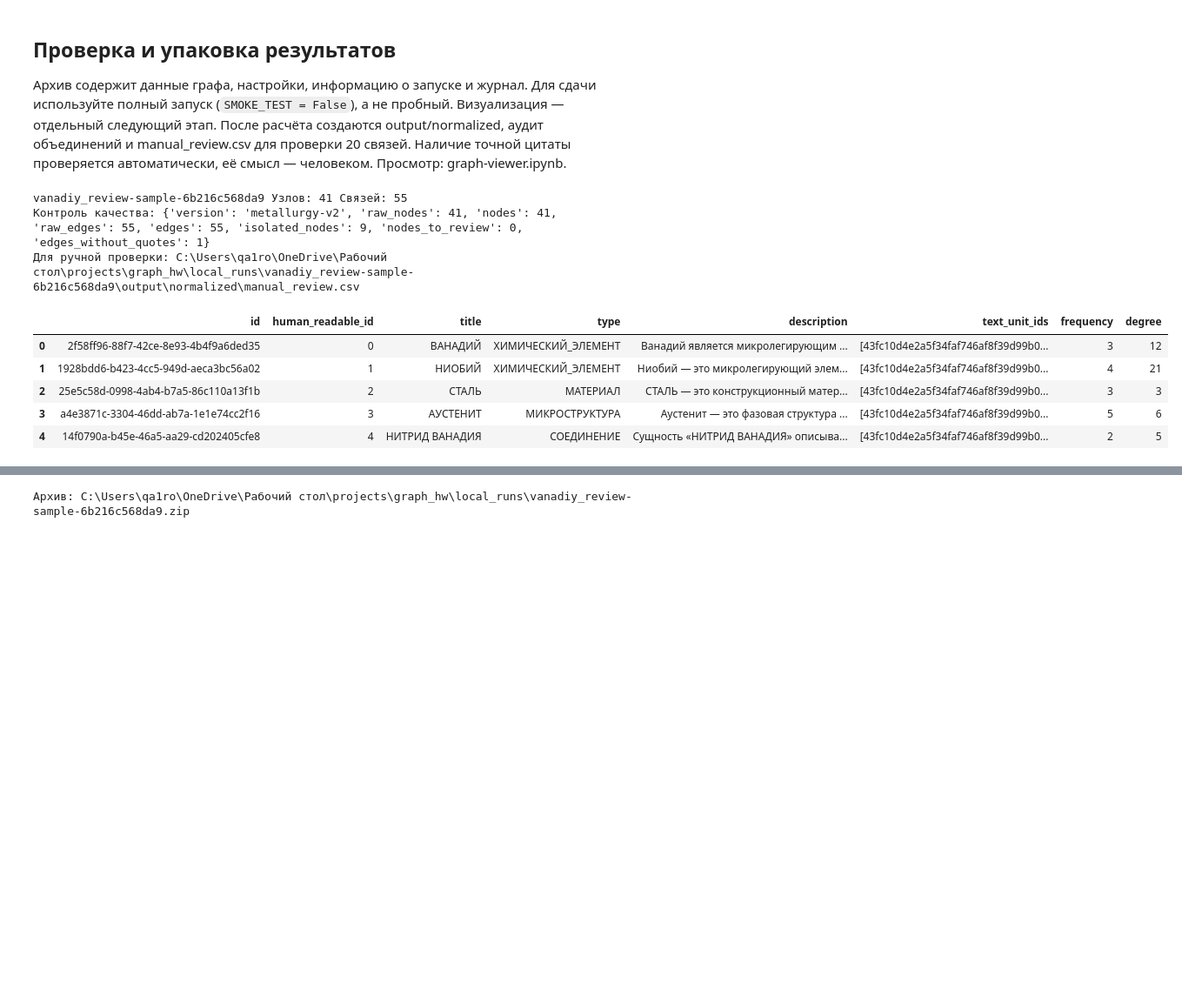
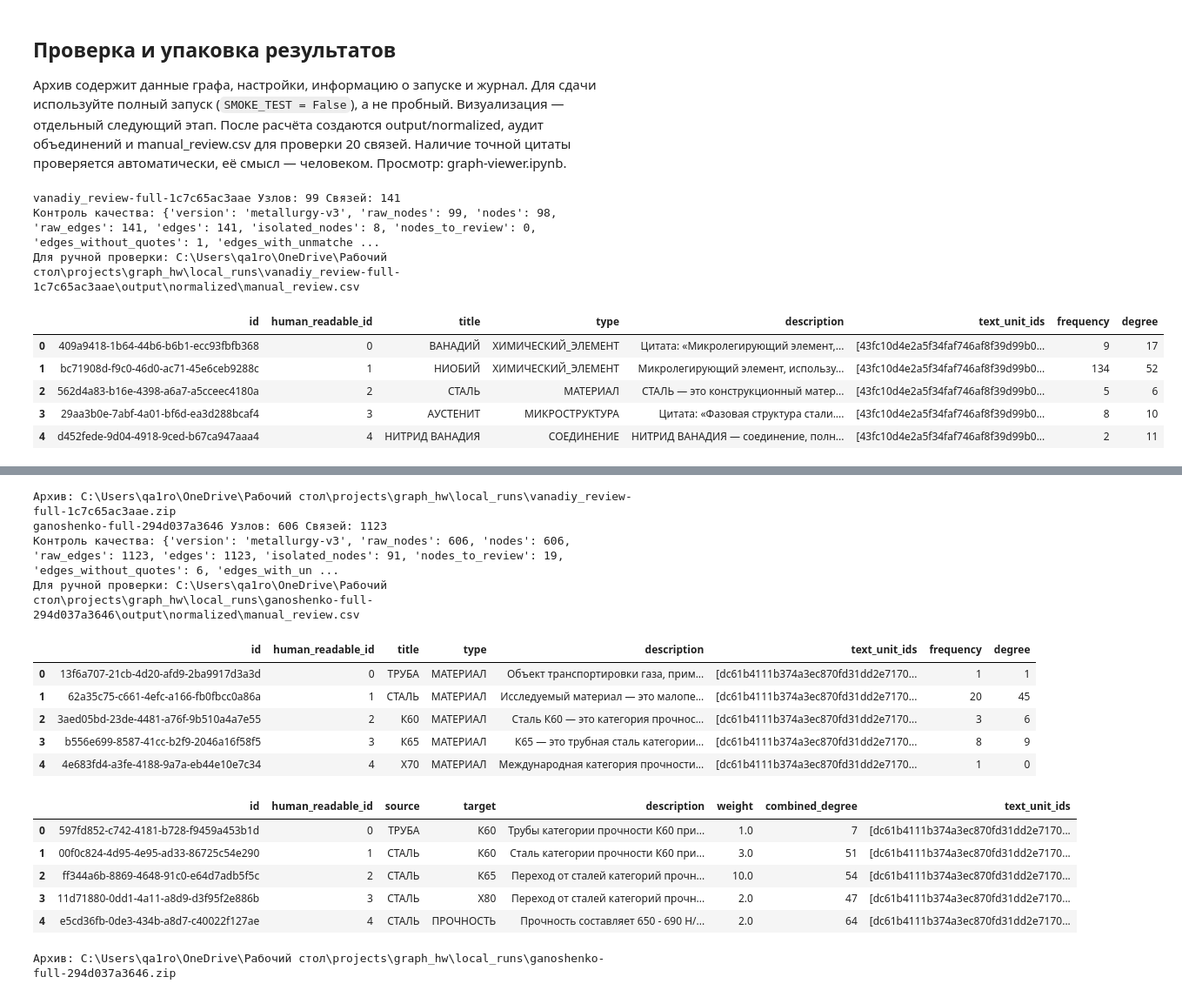
Before and after one commit to qa1roO/graph-nn-hw, a Jupyter notebook: graphtheory-hw2-local.ipynb, the cells around one changed output, grey strips where cells are left out. Shown at 87% size. Saved outputs shown, nothing was run; the diff lists cells and outputs as text; code cells hidden in the pictures; blank space fills up the shorter version.

Commit message:
2 docs graph

```diff
--- a/graphtheory-hw2-local.ipynb
+++ b/graphtheory-hw2-local.ipynb
@@ -22,10 +22,10 @@ print("Python:", sys.version.split()[0], "GraphRAG:", version("graphrag"))
 print("Интерпретатор:", sys.executable)
 
 CHAT_MODEL = "qwen3.5-graph:latest"
-EMBED_MODEL = "bge-m3:latest"
+EMBED_MODEL = "bge-m3-cpu:latest"  # Обход воспроизводимого NaN на GPU; Qwen остаётся на GPU
 OLLAMA_URL = "http://127.0.0.1:11434"
-DOCUMENTS = ["vanadiy_review.md"]  # Добавьте "ganoshenko.md" для второго графа
-SMOKE_TEST = True  # True — только первые SAMPLE_CHARS символов
+DOCUMENTS = ["vanadiy_review.md", "ganoshenko.md"]  # Добавьте "ganoshenko.md" для второго графа
+SMOKE_TEST = False  # True — только первые SAMPLE_CHARS символов
 SAMPLE_CHARS = 6000
 GENERATE_COMMUNITY_REPORTS = False  # True — вернуть отчёты и их эмбеддинги
 # %% [output]
@@ -72,8 +71,11 @@ print("Ответ:", reply.choices[0].message.content, "Размерность:"
 Новые инструкции ограничивают извлечение металлургическими понятиями и требуют цитат. Изменение инструкций создаёт новую папку запуска; старые графы сохраняются. Нормализация после индексации создаёт отдельное представление для просмотра; исходный индекс GraphRAG и его эмбеддинги не меняются.
 `GENERATE_COMMUNITY_REPORTS = False` пропускает генерацию отчётов и их эмбеддингов. Выделение сообществ, граф и эмбеддинги сущностей/текста сохраняются. Глобальный поиск по отчётам в этом режиме недоступен. Переключение режима создаёт отдельную папку результатов.
 # %%
-RUN_TAG = "metallurgy-v2"
+import importlib
+import graph_quality
+importlib.reload(graph_quality)
 from graph_quality import TYPES, VERSION
+RUN_TAG = VERSION
 from graphrag.prompts.index.community_report import COMMUNITY_REPORT_PROMPT
 prompt_texts = {name: (ROOT / "prompts" / name).read_text(encoding="utf-8") for name in ["extract_metallurgy.txt", "summarize_metallurgy.txt"]}
 prompt_texts["community_metallurgy.txt"] = COMMUNITY_REPORT_PROMPT + "\nПиши по-русски. Используй только данные отчёта. Не добавляй внешние знания. Сохрани условия и отрицания. Противоречия обозначай явно. Соблюдай исходную JSON-схему и ссылки на записи.\n"
@@ -139,6 +141,10 @@ for name in DOCUMENTS:
     settings["extract_graph"]["prompt"] = str(prompt_dir / "extract_metallurgy.txt")
     settings["summarize_descriptions"]["prompt"] = str(prompt_dir / "summarize_metallurgy.txt")
     settings["community_reports"]["graph_prompt"] = str(prompt_dir / "community_metallurgy.txt")
+    # Retry transient embedding-server failures without changing the graph/cache identity.
+    settings["embedding_models"]["default_embedding_model"]["retry"] = {
+        "type": "exponential_backoff", "max_retries": 3, "base_delay": 2.0, "max_delay": 10.0,
+    }
     settings.update({
         "input_storage": {"type": "file", "base_dir": str(project / "input")},
         "output_storage": {"type": "file", "base_dir": str(project / "output" / "artifacts")},
@@ -193,6 +203,8 @@ for project in jobs:
                 proc.wait()
             raise
     if return_code != 0:
-        raise RuntimeError(f"GraphRAG завершился с кодом {return_code}. Лог: {log_path}")
+        raise RuntimeError(f"GraphRAG завершился с кодом {return_code}. Лог: {log_path}. "
+                           f"Если ошибка только на generate_text_embeddings, восстановите: "
+                           f'uv run python resume_embeddings.py "{project}"')
     print("Готово:", project)
 # %% [output]
@@ -220,34 +232,36 @@ Pipeline complete
 # %%
 from zipfile import ZipFile, ZIP_DEFLATED
 from graph_quality import normalize_graph
 for project in jobs:
     artifacts = project / "output" / "artifacts"
     entities = pd.read_parquet(artifacts / "entities.parquet")
     relations = pd.read_parquet(artifacts / "relationships.parquet")
     assert len(entities) > 0 and len(relations) > 0, "Граф пуст: проверьте лог и ответы модели"
     print(project.name, "Узлов:", len(entities), "Связей:", len(relations))
     normalized_dir, quality = normalize_graph(artifacts)
     print("Контроль качества:", quality)
     print("Для ручной проверки:", normalized_dir / "manual_review.csv")
     display(entities.head(), relations.head())
     archive = project.with_suffix(".zip")
     with ZipFile(archive, "w", ZIP_DEFLATED) as z:
         for path in (project / "output").rglob("*"):
             if path.is_file():
                 z.write(path, path.relative_to(project))
         for path in (project / "prompts").glob("*.txt"):
             z.write(path, path.relative_to(project))
+        for path in (project / "recovery").rglob("*.json"):
+            z.write(path, path.relative_to(project))
         for name in ["settings.yaml", "run_info.json", "index.log"]:
             z.write(project / name, name)
     print("Архив:", archive)
 # %% [output]
-vanadiy_review-sample-6b216c568da9 Узлов: 41 Связей: 55
-Контроль качества: {'version': 'metallurgy-v2', 'raw_nodes': 41, 'nodes': 41, 'raw_edges': 55, 'edges': 55, 'isolated_nodes': 9, 'nodes_to_review': 0, 'edges_without_quotes': 1}
-Для ручной проверки: C:\Users\qa1ro\OneDrive\Рабочий стол\projects\graph_hw\local_runs\vanadiy_review-sample-6b216c568da9\output\normalized\manual_review.csv
+vanadiy_review-full-1c7c65ac3aae Узлов: 99 Связей: 141
+Контроль качества: {'version': 'metallurgy-v3', 'raw_nodes': 99, 'nodes': 98, 'raw_edges': 141, 'edges': 141, 'isolated_nodes': 8, 'nodes_to_review': 0, 'edges_without_quotes': 1, 'edges_with_unmatche ...
+Для ручной проверки: C:\Users\qa1ro\OneDrive\Рабочий стол\projects\graph_hw\local_runs\vanadiy_review-full-1c7c65ac3aae\output\normalized\manual_review.csv
 |  | id | human_readable_id | title | type | description | text_unit_ids | frequency | degree |
-| 0 | 2f58ff96-88f7-42ce-8e93-4b4f9a6ded35 | 0 | ВАНАДИЙ | ХИМИЧЕСКИЙ_ЭЛЕМЕНТ | Ванадий является микролегирующим ... | [43fc10d4e2a5f34faf746af8f39d99b0... | 3 | 12 |
-| 1 | 1928bdd6-b423-4cc5-949d-aeca3bc56a02 | 1 | НИОБИЙ | ХИМИЧЕСКИЙ_ЭЛЕМЕНТ | Ниобий — это микролегирующий элем... | [43fc10d4e2a5f34faf746af8f39d99b0... | 4 | 21 |
-| 2 | 25e5c58d-0998-4ab4-b7a5-86c110a13f1b | 2 | СТАЛЬ | МАТЕРИАЛ | СТАЛЬ — это конструкционный матер... | [43fc10d4e2a5f34faf746af8f39d99b0... | 3 | 3 |
-| 3 | a4e3871c-3304-46dd-ab7a-1e1e74cc2f16 | 3 | АУСТЕНИТ | МИКРОСТРУКТУРА | Аустенит — это фазовая структура ... | [43fc10d4e2a5f34faf746af8f39d99b0... | 5 | 6 |
-| 4 | 14f0790a-b45e-46a5-aa29-cd202405cfe8 | 4 | НИТРИД ВАНАДИЯ | СОЕДИНЕНИЕ | Сущность «НИТРИД ВАНАДИЯ» описыва... | [43fc10d4e2a5f34faf746af8f39d99b0... | 2 | 5 |
+| 0 | 409a9418-1b64-44b6-b6b1-ecc93fbfb368 | 0 | ВАНАДИЙ | ХИМИЧЕСКИЙ_ЭЛЕМЕНТ | Цитата: «Микролегирующий элемент,... | [43fc10d4e2a5f34faf746af8f39d99b0... | 9 | 17 |
+| 1 | bc71908d-f9c0-46d0-ac71-45e6ceb9288c | 1 | НИОБИЙ | ХИМИЧЕСКИЙ_ЭЛЕМЕНТ | Микролегирующий элемент, использу... | [43fc10d4e2a5f34faf746af8f39d99b0... | 134 | 52 |
+| 2 | 562d4a83-b16e-4398-a6a7-a5cceec4180a | 2 | СТАЛЬ | МАТЕРИАЛ | СТАЛЬ — это конструкционный матер... | [43fc10d4e2a5f34faf746af8f39d99b0... | 5 | 6 |
+| 3 | 29aa3b0e-7abf-4a01-bf6d-ea3d288bcaf4 | 3 | АУСТЕНИТ | МИКРОСТРУКТУРА | Цитата: «Фазовая структура стали.... | [43fc10d4e2a5f34faf746af8f39d99b0... | 8 | 10 |
+| 4 | d452fede-9d04-4918-9ced-b67ca947aaa4 | 4 | НИТРИД ВАНАДИЯ | СОЕДИНЕНИЕ | НИТРИД ВАНАДИЯ — соединение, полн... | [43fc10d4e2a5f34faf746af8f39d99b0... | 2 | 11 |
 |  | id | human_readable_id | source | target | description | weight | combined_degree | text_unit_ids |
@@ -259 +273,17 @@ vanadiy_review-sample-6b216c568da9 Узлов: 41 Связей: 55
-Архив: C:\Users\qa1ro\OneDrive\Рабочий стол\projects\graph_hw\local_runs\vanadiy_review-sample-6b216c568da9.zip
+Архив: C:\Users\qa1ro\OneDrive\Рабочий стол\projects\graph_hw\local_runs\vanadiy_review-full-1c7c65ac3aae.zip
+ganoshenko-full-294d037a3646 Узлов: 606 Связей: 1123
+Контроль качества: {'version': 'metallurgy-v3', 'raw_nodes': 606, 'nodes': 606, 'raw_edges': 1123, 'edges': 1123, 'isolated_nodes': 91, 'nodes_to_review': 19, 'edges_without_quotes': 6, 'edges_with_un ...
+Для ручной проверки: C:\Users\qa1ro\OneDrive\Рабочий стол\projects\graph_hw\local_runs\ganoshenko-full-294d037a3646\output\normalized\manual_review.csv
+|  | id | human_readable_id | title | type | description | text_unit_ids | frequency | degree |
+| 0 | 13f6a707-21cb-4d20-afd9-2ba9917d3a3d | 0 | ТРУБА | МАТЕРИАЛ | Объект транспортировки газа, прим... | [dc61b4111b374a3ec870fd31dd2e7170... | 1 | 1 |
+| 1 | 62a35c75-c661-4efc-a166-fb0fbcc0a86a | 1 | СТАЛЬ | МАТЕРИАЛ | Исследуемый материал — это малопе... | [dc61b4111b374a3ec870fd31dd2e7170... | 20 | 45 |
+| 2 | 3aed05bd-23de-4481-a76f-9b510a4a7e55 | 2 | К60 | МАТЕРИАЛ | Сталь К60 — это категория прочнос... | [dc61b4111b374a3ec870fd31dd2e7170... | 3 | 6 |
+| 3 | b556e699-8587-41cc-b2f9-2046a16f58f5 | 3 | К65 | МАТЕРИАЛ | К65 — это трубная сталь категории... | [dc61b4111b374a3ec870fd31dd2e7170... | 8 | 9 |
+| 4 | 4e683fd4-a3fe-4188-9a7a-eb44e10e7c34 | 4 | X70 | МАТЕРИАЛ | Международная категория прочности... | [dc61b4111b374a3ec870fd31dd2e7170... | 1 | 0 |
+|  | id | human_readable_id | source | target | description | weight | combined_degree | text_unit_ids |
+| 0 | 597fd852-c742-4181-b728-f9459a453b1d | 0 | ТРУБА | К60 | Трубы категории прочности К60 при... | 1.0 | 7 | [dc61b4111b374a3ec870fd31dd2e7170... |
+| 1 | 00f0c824-4d95-4e95-ad33-86725c54e290 | 1 | СТАЛЬ | К60 | Сталь категории прочности К60 при... | 3.0 | 51 | [dc61b4111b374a3ec870fd31dd2e7170... |
+| 2 | ff344a6b-8869-4648-91c0-e64d7adb5f5c | 2 | СТАЛЬ | К65 | Переход от сталей категорий прочн... | 10.0 | 54 | [dc61b4111b374a3ec870fd31dd2e7170... |
+| 3 | 11d71880-0dd1-4a11-a8d9-d3f95f2e886b | 3 | СТАЛЬ | X80 | Переход от сталей категорий прочн... | 2.0 | 47 | [dc61b4111b374a3ec870fd31dd2e7170... |
+| 4 | e5cd36fb-0de3-434b-a8d7-c40022f127ae | 4 | СТАЛЬ | ПРОЧНОСТЬ | Прочность составляет 650 - 690 Н/... | 2.0 | 64 | [dc61b4111b374a3ec870fd31dd2e7170... |
+Архив: C:\Users\qa1ro\OneDrive\Рабочий стол\projects\graph_hw\local_runs\ganoshenko-full-294d037a3646.zip
```
Also changed, not shown: parts of 7 cells of this notebook, 7 other files.
